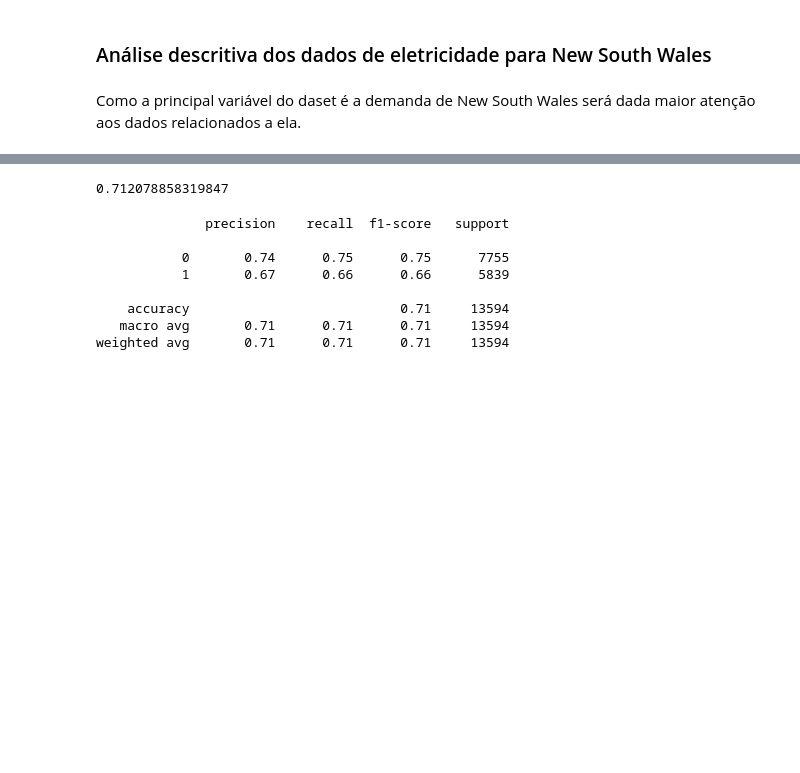
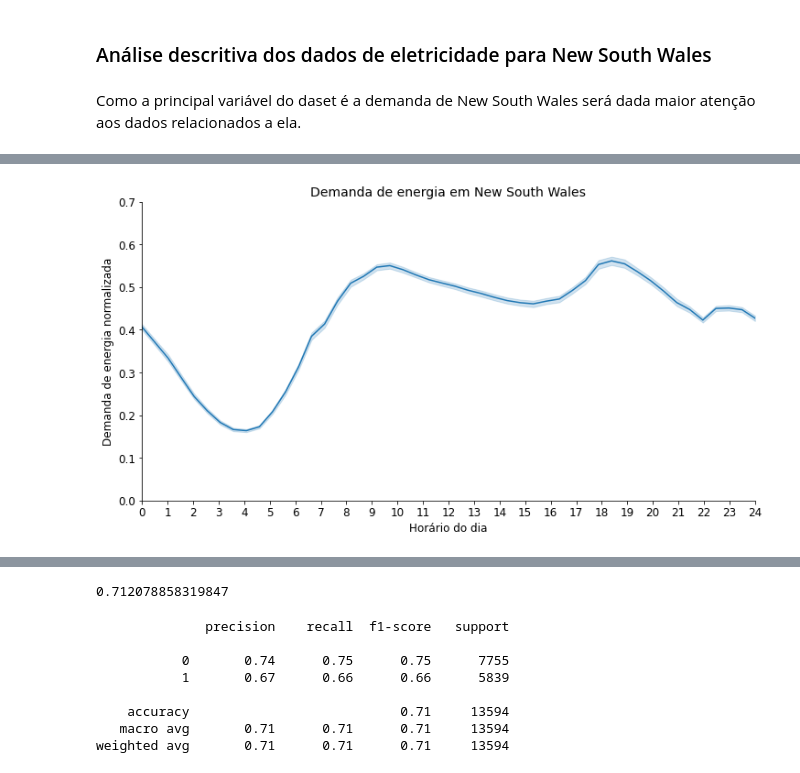
Before and after one commit to duartejr/case_ciencia_dados, a Jupyter notebook: case_ciencia_dados.ipynb, the cells around one changed output, grey strips where cells are left out. Drawn from its saved outputs; the diff is of its cells as text; code cells hidden in the pictures; blank space fills up the shorter version.

```diff
--- a/case_ciencia_dados.ipynb
+++ b/case_ciencia_dados.ipynb
@@ -203,0 +154,9 @@ Index(['date', 'day', 'period', 'nswprice', 'nswdemand', 'vicprice',
+# %%
+titulo = 'Demanda de energia em New South Wales'
+ylabel = 'Demanda de energia normalizada'
+maxy = .8
+stepy = .1
+
+grafico_linhas(df['nswdemand'], titulo, ylabel, maxy, stepy)
+# %% [output]
+[figure, added]
```
Also changed, not shown: parts of 18 cells of this notebook.
